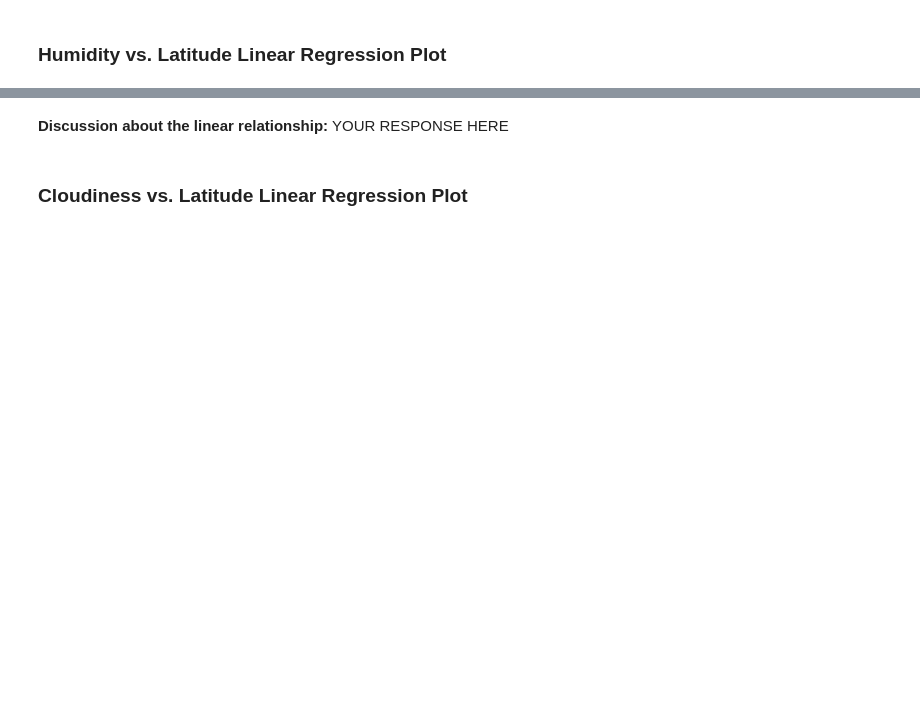
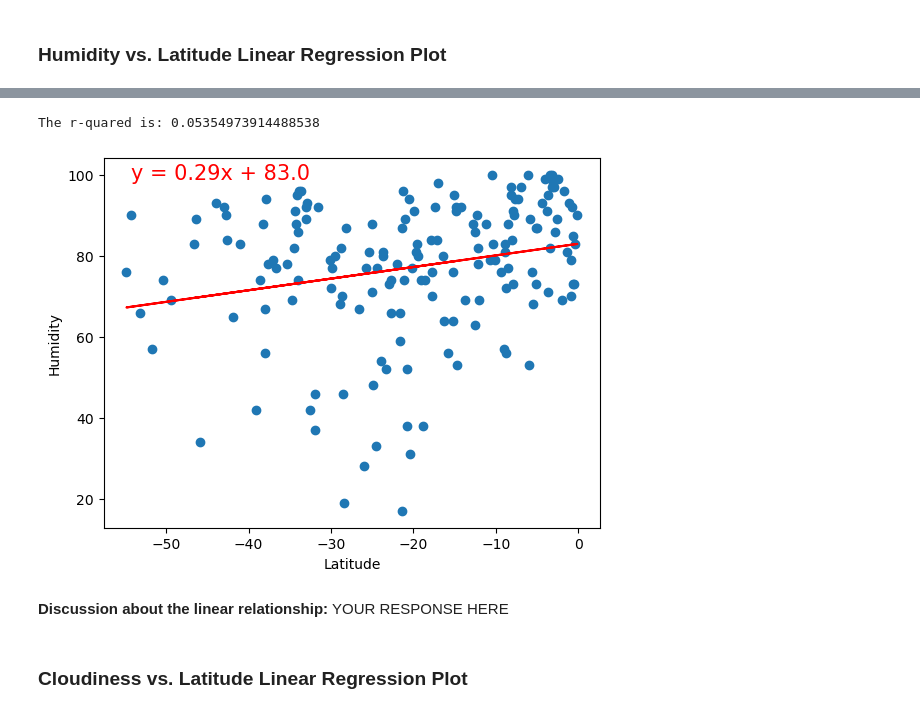
Before and after one commit to dsfackrell/python-api-challenge, a Jupyter notebook: WeatherPy/WeatherPy.ipynb, the cells around one changed output, grey strips where cells are left out. Drawn from its saved outputs; the diff is of its cells as text; code cells hidden in the pictures; blank space fills up the shorter version.

```diff
--- a/WeatherPy/WeatherPy.ipynb
+++ b/WeatherPy/WeatherPy.ipynb
@@ -268,3 +306,9 @@ southern_hemi_df.head()
+# %%
+# Southern Hemisphere
+plot_linear_regression(data_frame = southern_hemi_df, y_str = 'Humidity')
+# %% [output]
+The r-quared is: 0.05354973914488538
+[figure, added]
 # %% [markdown]
 **Discussion about the linear relationship:** YOUR RESPONSE HERE
 # %% [markdown]
```
Also changed, not shown: parts of 20 cells of this notebook, 1 other file.
